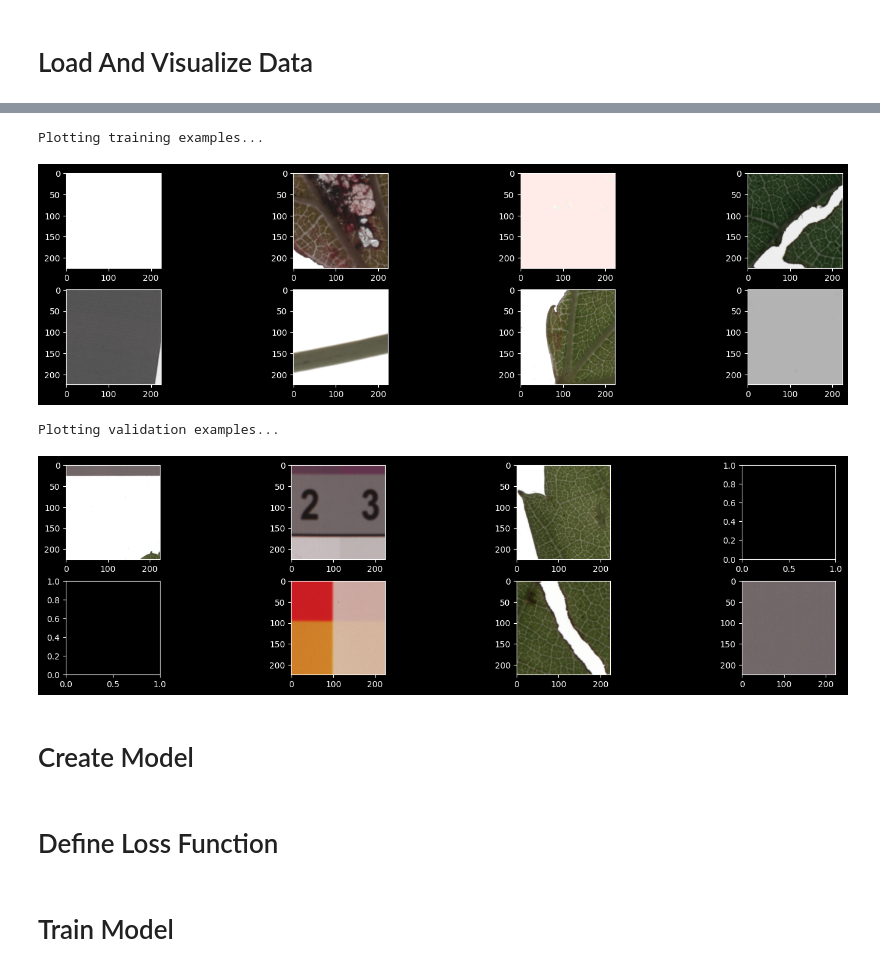
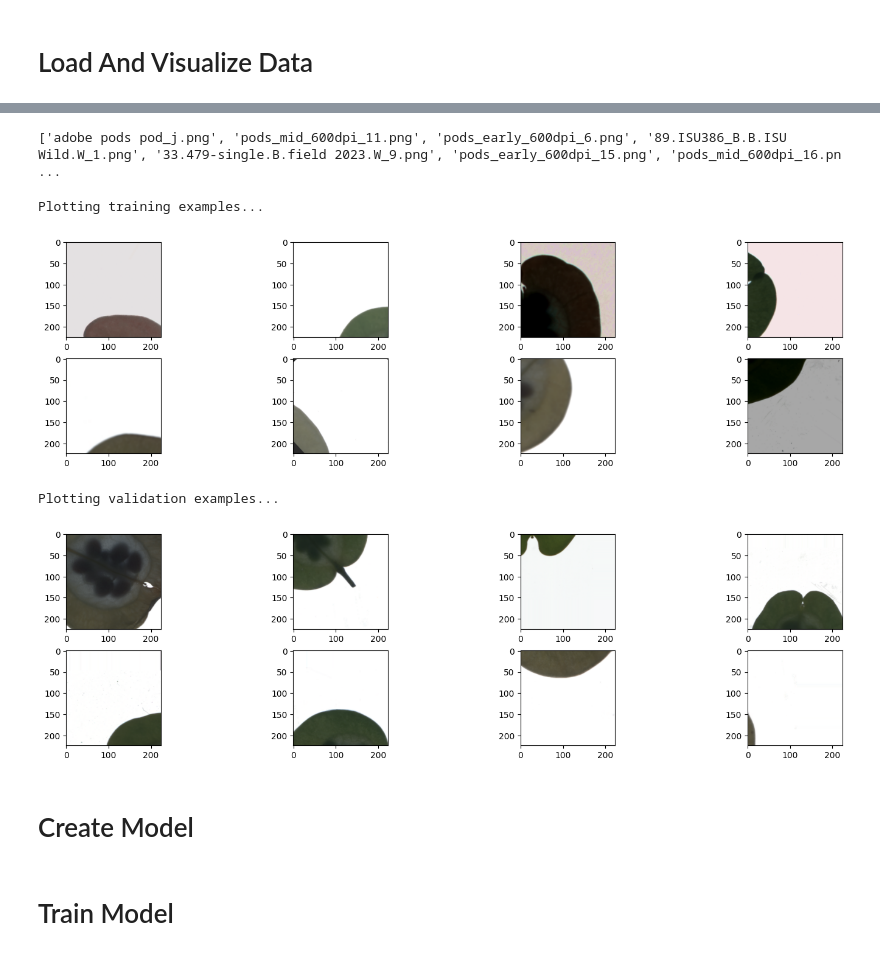
Before and after one commit to pikruse/PennycressWNet, a Jupyter notebook: notebooks/WNetTrain.ipynb, the cells around one changed output, grey strips where cells are left out. Cells and saved outputs as stored; diff of their text form; code cells hidden in the pictures.

```diff
--- a/notebooks/WNetTrain.ipynb
+++ b/notebooks/WNetTrain.ipynb
@@ -58,9 +48,0 @@ image_names
-# %%
-images = []
-# plot image
-for image_name in tqdm(image_names):
-    image = Image.open(image_path + image_name)
-    image = np.array(image) / 255
-    images.append(image)
-    plt.imshow(image)
-    plt.show()
@@ -72,16 +49,37 @@ for image_name in tqdm(image_names):
+# %%
+# define paths
+image_path = '../data/train/images_by_pod/'
+
+# load images and masks into list
+# load image data
+image_names = glob.glob(image_path + "*.png")
+image_names = [os.path.basename(x) for x in image_names]
+
+n_pad = 128
+
+images = []
+# VISUALIZE
+for img_name in tqdm(image_names):
+    # load image
+    image = np.array(Image.open(image_path + img_name))
+    image = (image[:, :, :3] / 255.0) # normalize image
+    image = np.pad(image, ((n_pad, n_pad), (n_pad, n_pad), (0, 0)), 'edge') # pad image w/ values on edge
+    images.append(image)
+# %% [output]
+['adobe pods pod_j.png', 'pods_mid_600dpi_11.png', 'pods_early_600dpi_6.png', '89.ISU386_B.B.ISU Wild.W_1.png', '33.479-single.B.field 2023.W_9.png', 'pods_early_600dpi_15.png', 'pods_mid_600dpi_16.pn ...
 # %%
 reload(TG)
 # instantiate tile generator
 train_generator = TG.TileGenerator(images = images,
                                    tile_size = 224,
                                    split = 'train',
-                                   n_pad = 32
+                                   n_pad = n_pad
                                    )
 
 val_generator = TG.TileGenerator(images = images,
                                  tile_size = 224,
                                  split = 'val',
-                                 n_pad = 32)
+                                 n_pad = n_pad)
 # %%
 #plot
 #plot random samples
@@ -94,38 +92,38 @@ N = len(train_generator)
 for i in range(8):
     rand_idx = np.random.choice(N)
 
-    img = train_generator[rand_idx]
+    img, out = train_generator[rand_idx]
     img = img.permute(1, 2, 0).numpy()
 
     ax = fig.add_subplot(4, 4, i+1)
     plt.imshow(img, vmin=0, vmax=1)
 
 plt.tight_layout(pad=0.5)
 plt.show()
 
 print('Plotting validation examples...')
 fig = plt.figure(figsize=(figsize, figsize/2))
 N = len(val_generator)
 for i in range(8):
     rand_idx = np.random.choice(N)
 
-    img = val_generator[rand_idx]
+    img, out = val_generator[rand_idx]
     img = img.permute(1, 2, 0).numpy()
 
     ax = fig.add_subplot(4, 4, i+1)
 
     try:
         plt.imshow(img, vmin=0, vmax=1)
     except ValueError:  #raised if `y` is empty.
         pass
 
 plt.tight_layout(pad=0.5)
 plt.show()
 # %% [output]
 Plotting training examples...
-[figure, old version]
+[figure, new version]
 Plotting validation examples...
-[figure, old version]
+[figure, new version]
 # %% [markdown]
 # Create Model
 # %%
@@ -141,4 +133,2 @@ out = wnet(patch)
-# %% [markdown]
-# Define Loss Function
 # %% [markdown]
 # Train Model
```
Also changed, not shown: parts of 5 cells of this notebook, 4 other files.
